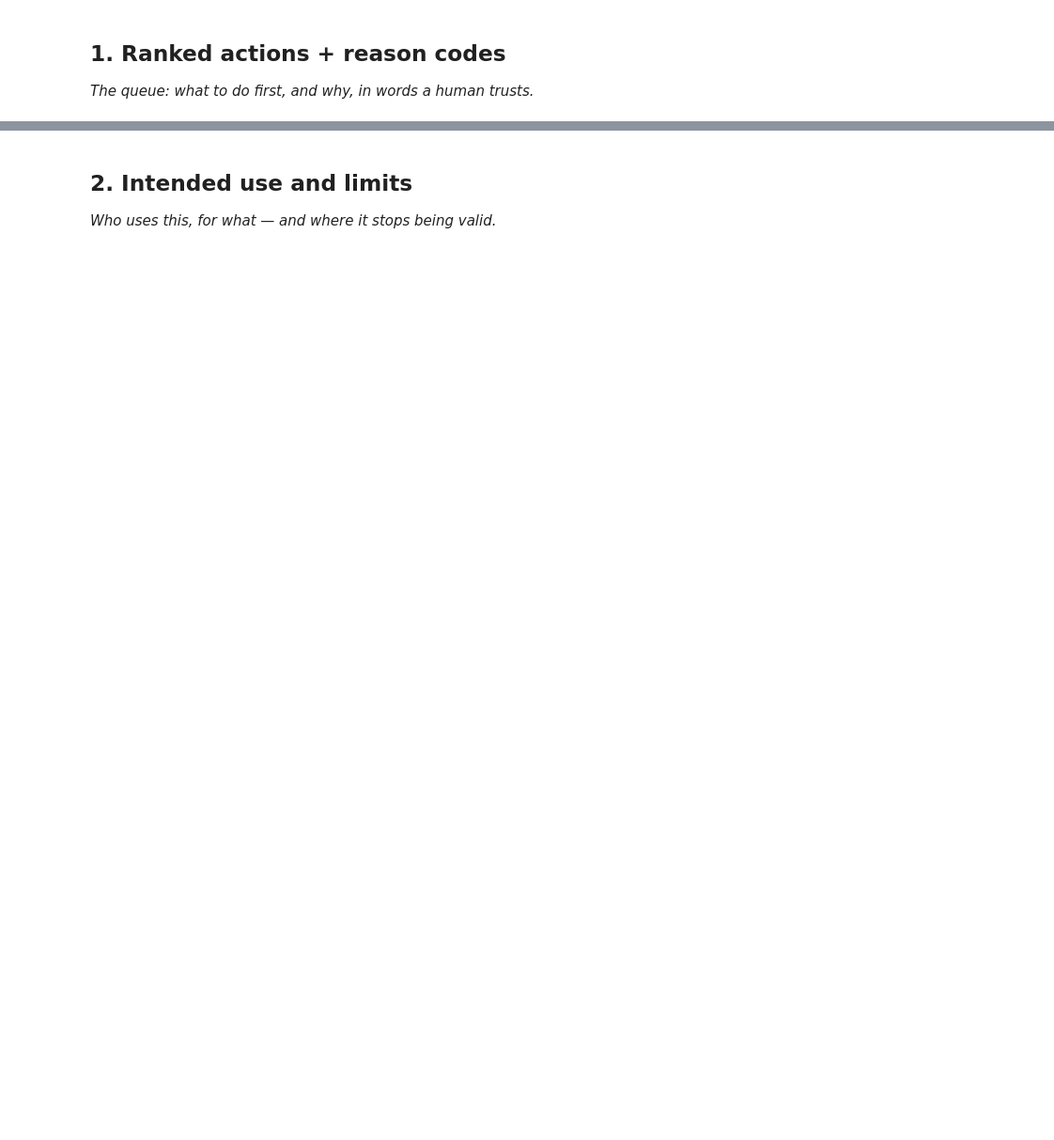
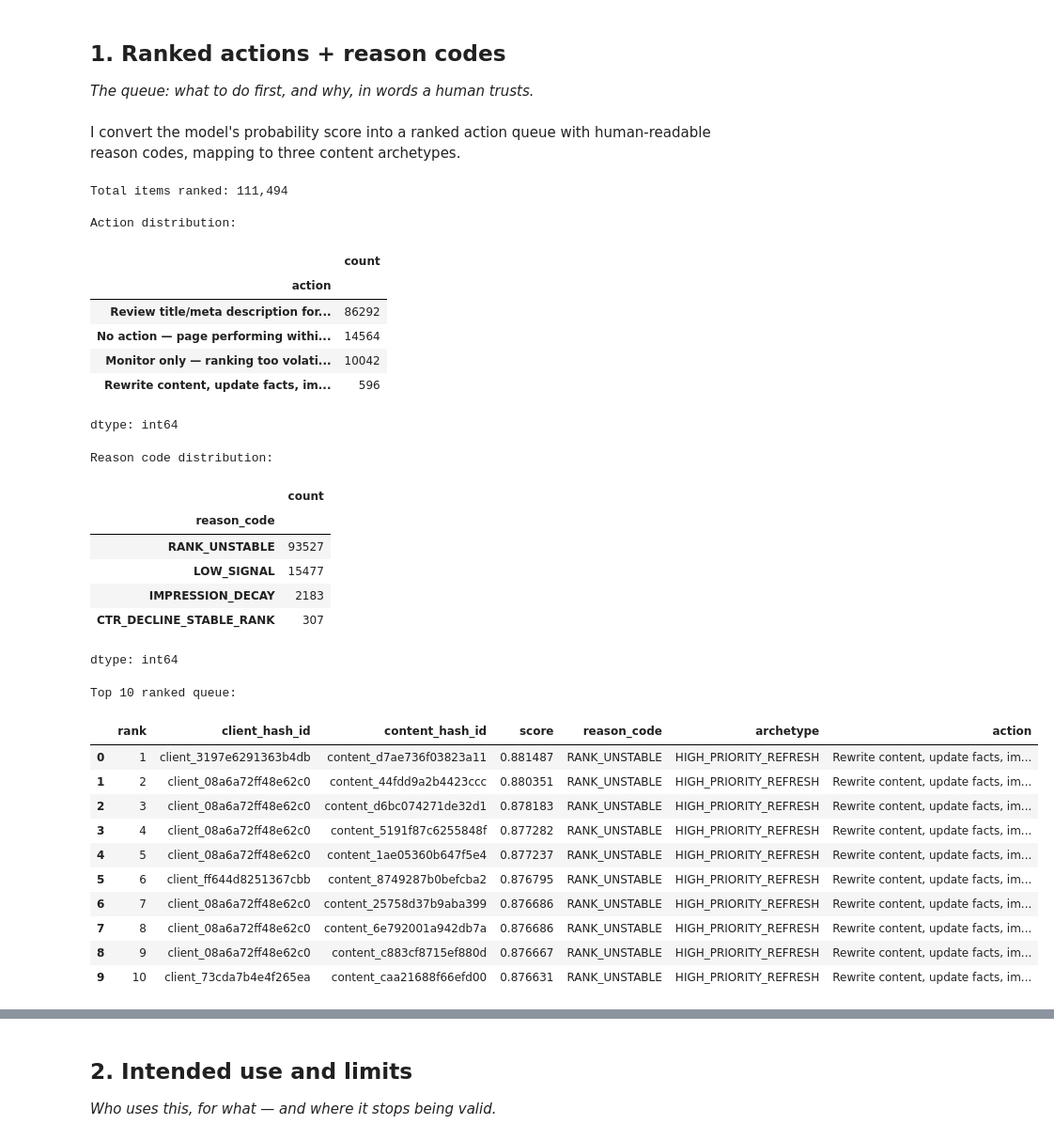
Before and after one commit to SIDRAATTIQUE/flyrank-machine-learning, a Jupyter notebook: work/notebooks/w07_action_playbook.ipynb, the cells around one changed output, grey strips where cells are left out. Shown at 94% size. Drawn from its saved outputs; the diff is of its cells as text; code cells hidden in the pictures; blank space fills up the shorter version.

```diff
--- a/work/notebooks/w07_action_playbook.ipynb
+++ b/work/notebooks/w07_action_playbook.ipynb
@@ -10,3 +107,83 @@ This skeleton is yours to fill. Work the sections **in order** — each one has
 ## 1. Ranked actions + reason codes
 
 *The queue: what to do first, and why, in words a human trusts.*
+# %% [markdown]
+
+
+I convert the model's probability score into a ranked action queue
+with human-readable reason codes, mapping to three content archetypes.
+# %%
+playbook = model_data.copy()
+
+# Reason codes based on WHICH signal is driving the score
+def assign_reason_code(row):
+    if row['ctr_change'] < -0.01 and row['pos_volatility'] < 2.0:
+        return 'CTR_DECLINE_STABLE_RANK'
+    elif row['pos_volatility'] >= 2.0:
+        return 'RANK_UNSTABLE'
+    elif row['imp_last30'] < 0.8 * row['imp_prev30']:
+        return 'IMPRESSION_DECAY'
+    else:
+        return 'LOW_SIGNAL'
+
+playbook['reason_code'] = playbook.apply(assign_reason_code, axis=1)
+
+# Archetype -> Action mapping
+def assign_archetype_action(row):
+    if row['score'] >= 0.7:
+        return 'HIGH_PRIORITY_REFRESH', 'Rewrite content, update facts, improve CTA'
+    elif row['score'] >= 0.4:
+        return 'MODERATE_OPPORTUNITY', 'Review title/meta description for CTR improvement'
+    elif row['pos_volatility'] >= 5.0:
+        return 'WATCH_UNSTABLE', 'Monitor only — ranking too volatile to act on yet'
+    else:
+        return 'STABLE_MONITOR', 'No action — page performing within normal range'
+
+playbook[['archetype', 'action']] = playbook.apply(
+    lambda r: pd.Series(assign_archetype_action(r)), axis=1
+)
+
+# Rank the queue
+ranked_queue = playbook.sort_values('score', ascending=False).reset_index(drop=True)
+ranked_queue['rank'] = ranked_queue.index + 1
+
+print(f"Total items ranked: {len(ranked_queue):,}")
+print(f"\nAction distribution:")
+display(ranked_queue['action'].value_counts())
+print(f"\nReason code distribution:")
+display(ranked_queue['reason_code'].value_counts())
+
+print("\nTop 10 ranked queue:")
+display(ranked_queue[['rank', 'client_hash_id', 'content_hash_id', 'score',
+                       'reason_code', 'archetype', 'action']].head(10))
+# %% [output]
+Total items ranked: 111,494
+
+Action distribution:
+|  | count |
+| action |  |
+| Review title/meta description for... | 86292 |
+| No action — page performing withi... | 14564 |
+| Monitor only — ranking too volati... | 10042 |
+| Rewrite content, update facts, im... | 596 |
+dtype: int64
+Reason code distribution:
+|  | count |
+| reason_code |  |
+| RANK_UNSTABLE | 93527 |
+| LOW_SIGNAL | 15477 |
+| IMPRESSION_DECAY | 2183 |
+| CTR_DECLINE_STABLE_RANK | 307 |
+dtype: int64
+Top 10 ranked queue:
+|  | rank | client_hash_id | content_hash_id | score | reason_code | archetype | action |
+| 0 | 1 | client_3197e6291363b4db | content_d7ae736f03823a11 | 0.881487 | RANK_UNSTABLE | HIGH_PRIORITY_REFRESH | Rewrite content, update facts, im... |
+| 1 | 2 | client_08a6a72ff48e62c0 | content_44fdd9a2b4423ccc | 0.880351 | RANK_UNSTABLE | HIGH_PRIORITY_REFRESH | Rewrite content, update facts, im... |
+| 2 | 3 | client_08a6a72ff48e62c0 | content_d6bc074271de32d1 | 0.878183 | RANK_UNSTABLE | HIGH_PRIORITY_REFRESH | Rewrite content, update facts, im... |
+| 3 | 4 | client_08a6a72ff48e62c0 | content_5191f87c6255848f | 0.877282 | RANK_UNSTABLE | HIGH_PRIORITY_REFRESH | Rewrite content, update facts, im... |
+| 4 | 5 | client_08a6a72ff48e62c0 | content_1ae05360b647f5e4 | 0.877237 | RANK_UNSTABLE | HIGH_PRIORITY_REFRESH | Rewrite content, update facts, im... |
+| 5 | 6 | client_ff644d8251367cbb | content_8749287b0befcba2 | 0.876795 | RANK_UNSTABLE | HIGH_PRIORITY_REFRESH | Rewrite content, update facts, im... |
+| 6 | 7 | client_08a6a72ff48e62c0 | content_25758d37b9aba399 | 0.876686 | RANK_UNSTABLE | HIGH_PRIORITY_REFRESH | Rewrite content, update facts, im... |
+| 7 | 8 | client_08a6a72ff48e62c0 | content_6e792001a942db7a | 0.876686 | RANK_UNSTABLE | HIGH_PRIORITY_REFRESH | Rewrite content, update facts, im... |
+| 8 | 9 | client_08a6a72ff48e62c0 | content_c883cf8715ef880d | 0.876667 | RANK_UNSTABLE | HIGH_PRIORITY_REFRESH | Rewrite content, update facts, im... |
+| 9 | 10 | client_73cda7b4e4f265ea | content_caa21688f66efd00 | 0.876631 | RANK_UNSTABLE | HIGH_PRIORITY_REFRESH | Rewrite content, update facts, im... |
```
Also changed, not shown: parts of 11 cells of this notebook.
